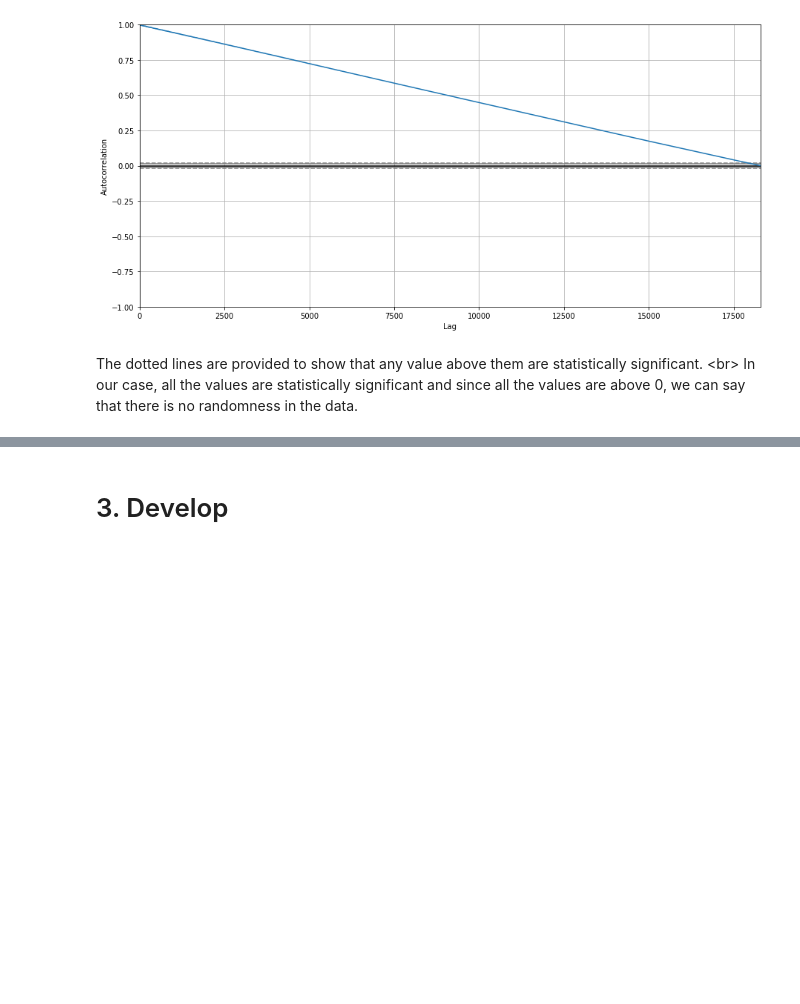
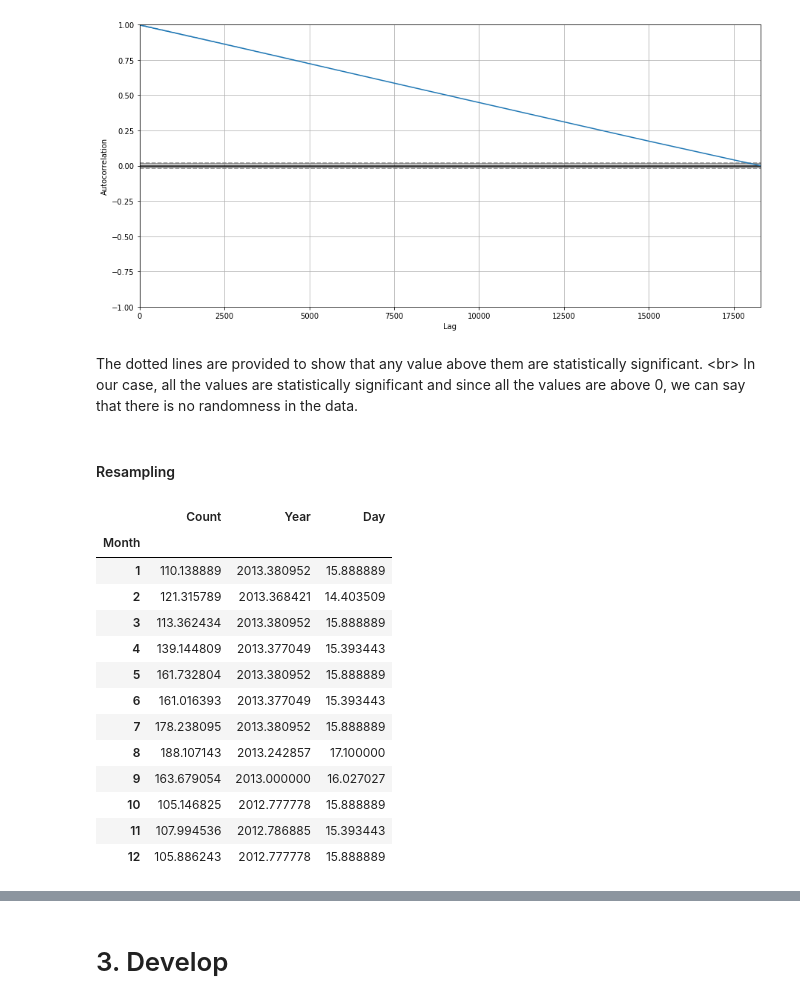
Before and after one commit to varushij/Commuter-Forecasting, a Jupyter notebook: Commuter Forecasting.ipynb, the cells around one changed output, grey strips where cells are left out. Cells and saved outputs as stored; diff of their text form; code cells hidden in the pictures; blank space fills up the shorter version.

```diff
--- a/Commuter Forecasting.ipynb
+++ b/Commuter Forecasting.ipynb
@@ -229,3 +251,23 @@ plt.show()
 # %% [markdown]
 The dotted lines are provided to show that any value above them are statistically significant. <br\>
 In our case, all the values are statistically significant and since all the values are above 0, we can say that there is no randomness in the data.
+# %% [markdown]
+#### Resampling
+# %%
+month_group = train.groupby(train['Month'])
+month_group.mean()
+# %% [output]
+|  | Count | Year | Day |
+| Month |  |  |  |
+| 1 | 110.138889 | 2013.380952 | 15.888889 |
+| 2 | 121.315789 | 2013.368421 | 14.403509 |
+| 3 | 113.362434 | 2013.380952 | 15.888889 |
+| 4 | 139.144809 | 2013.377049 | 15.393443 |
+| 5 | 161.732804 | 2013.380952 | 15.888889 |
+| 6 | 161.016393 | 2013.377049 | 15.393443 |
+| 7 | 178.238095 | 2013.380952 | 15.888889 |
+| 8 | 188.107143 | 2013.242857 | 17.100000 |
+| 9 | 163.679054 | 2013.000000 | 16.027027 |
+| 10 | 105.146825 | 2012.777778 | 15.888889 |
+| 11 | 107.994536 | 2012.786885 | 15.393443 |
+| 12 | 105.886243 | 2012.777778 | 15.888889 |
```
Also changed, not shown: parts of 9 cells of this notebook.
